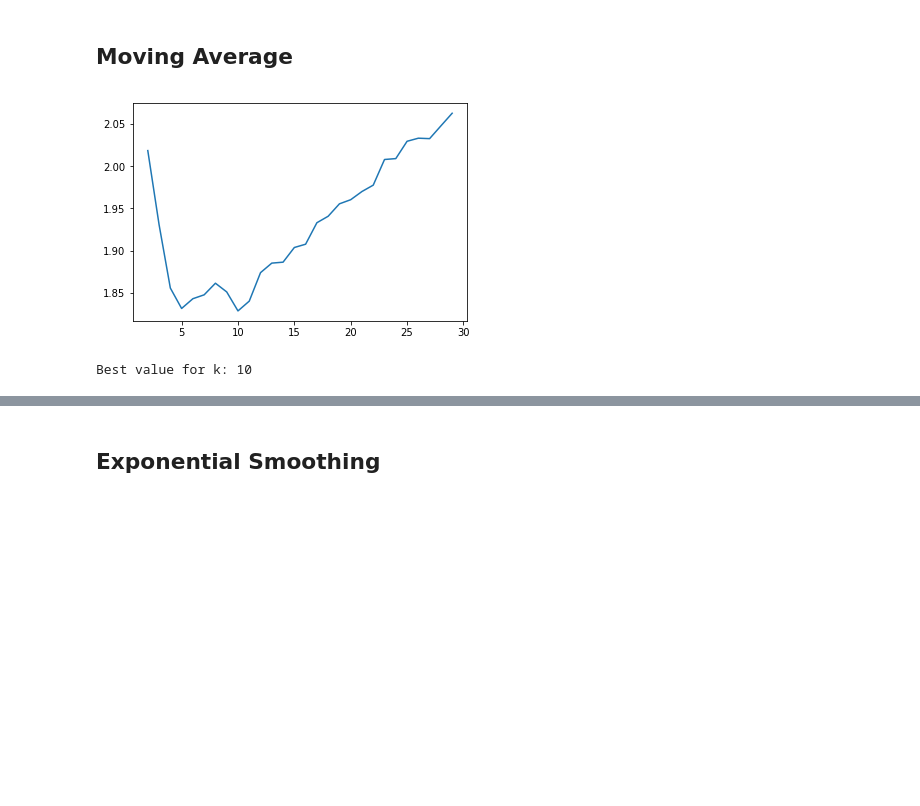
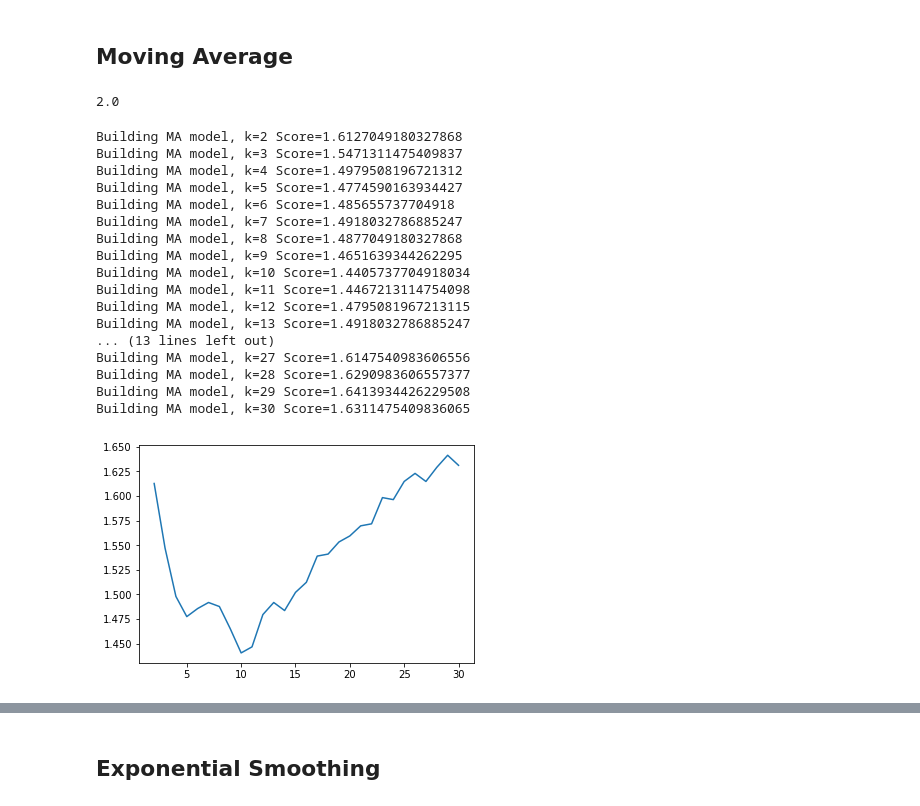
Before and after one commit to calvdee/london-ontario-rain-event-model, a Jupyter notebook: notebooks/3-Univariate Time Series Models.ipynb, the cells around one changed output, grey strips where cells are left out. Drawn from its saved outputs; the diff is of its cells as text; code cells hidden in the pictures; blank space fills up the shorter version.

```diff
--- a/notebooks/3-Univariate Time Series Models.ipynb
+++ b/notebooks/3-Univariate Time Series Models.ipynb
@@ -21,6 +30,6 @@ The purpose of this notebook is to experiment with different time series methods
 # %% [markdown]
 # Data
 # %%
-weather = pd.read_csv('../data/notebook1_weather_by_day_2019-05-09.csv', parse_dates=['date']).set_index('date')
-weather.head()
+weekly_counts = pd.read_csv('../data/processed/weekly-rain-day-counts.csv', parse_dates=['date']).set_index('date')
+weekly_counts.head()
 # %% [output]
@@ -133,6 +132,6 @@ g.map(sns.distplot, 'rainy_days', kde=False);
 # %%
 with mpl.rc_context():
   mpl.rc("figure", figsize=(18,10))
-  sd = seasonal_decompose(targets, model='additive')
+  sd = seasonal_decompose(weekly_counts, model='additive')
   sd.plot();
 # %% [output]
@@ -158,11 +140,0 @@ def results_df(y: pd.Series, y_pred: pd.Series) -> pd.DataFrame:
-# %%
-def score(results_df: pd.DataFrame) -> float:
-  """Returns the score of the results using the `error` column.
-
-  Args:
-    results_df: A model's results.
-
-  Returns:
-    The resulting score.
-  """
-  return np.sqrt((results_df['error']**2).mean())
@@ -277,21 +198,40 @@ Name: sn, dtype: float64
 def predict_ma(df, k=2):
   # shift(1) excludes the current instance from being included
   # in the MA
-  return df.shift(1).rolling(k).mean().fillna(0).astype(int)
+  return df.iloc[:,0].shift(1).rolling(k).mean().fillna(0).astype(int)
+# %%
+np.sqrt(np.array([1,2,3])**2).mean()
+# %% [output]
+2.0
 # %%
 ma_results = []
-ks = np.arange(2, 30)
+ks = np.arange(2, 31)
 
 for k in ks:
-  preds = predict_ma(targets, k)
-  results = results_df(targets, preds)
-  model_score = score(results)
+  print(f'Building MA model, k={k}', end=' ')
+  preds = predict_ma(weekly_counts, k)
+  error = weekly_counts.iloc[:,0] - preds
+  model_score = score(error)
   ma_results.append(model_score)
+  print(f'Score={model_score}')
 
-plt.plot(range(2, 30), ma_results);
+plt.plot(range(2, 31), ma_results);
 # %% [output]
+Building MA model, k=2 Score=1.6127049180327868
+Building MA model, k=3 Score=1.5471311475409837
+Building MA model, k=4 Score=1.4979508196721312
+Building MA model, k=5 Score=1.4774590163934427
+Building MA model, k=6 Score=1.485655737704918
+Building MA model, k=7 Score=1.4918032786885247
+Building MA model, k=8 Score=1.4877049180327868
+Building MA model, k=9 Score=1.4651639344262295
+Building MA model, k=10 Score=1.4405737704918034
+Building MA model, k=11 Score=1.4467213114754098
+Building MA model, k=12 Score=1.4795081967213115
+Building MA model, k=13 Score=1.4918032786885247
+... (13 lines left out)
+Building MA model, k=27 Score=1.6147540983606556
+Building MA model, k=28 Score=1.6290983606557377
+Building MA model, k=29 Score=1.6413934426229508
+Building MA model, k=30 Score=1.6311475409836065
-[figure, old version]
+[figure, new version]
-# %%
-print('Best value for k:', ks[np.argmin(ma_results)])
-# %% [output]
-Best value for k: 10
```
Also changed, not shown: parts of 59 cells of this notebook, 7 other files.
